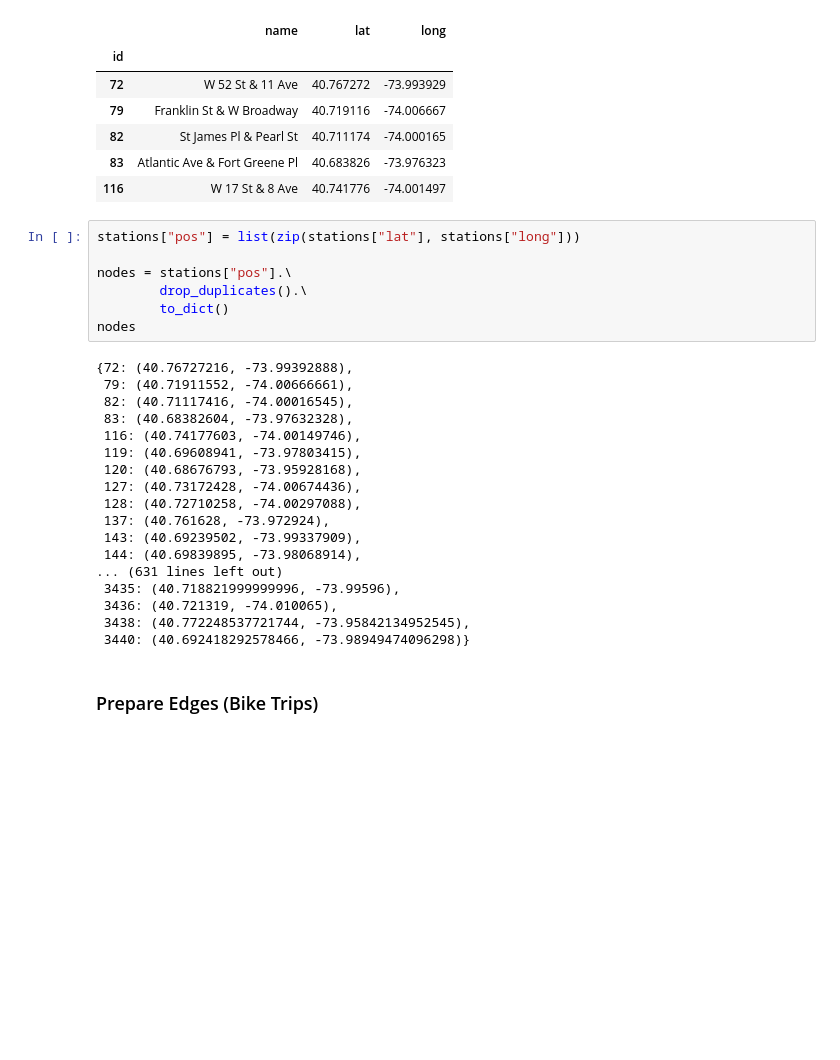
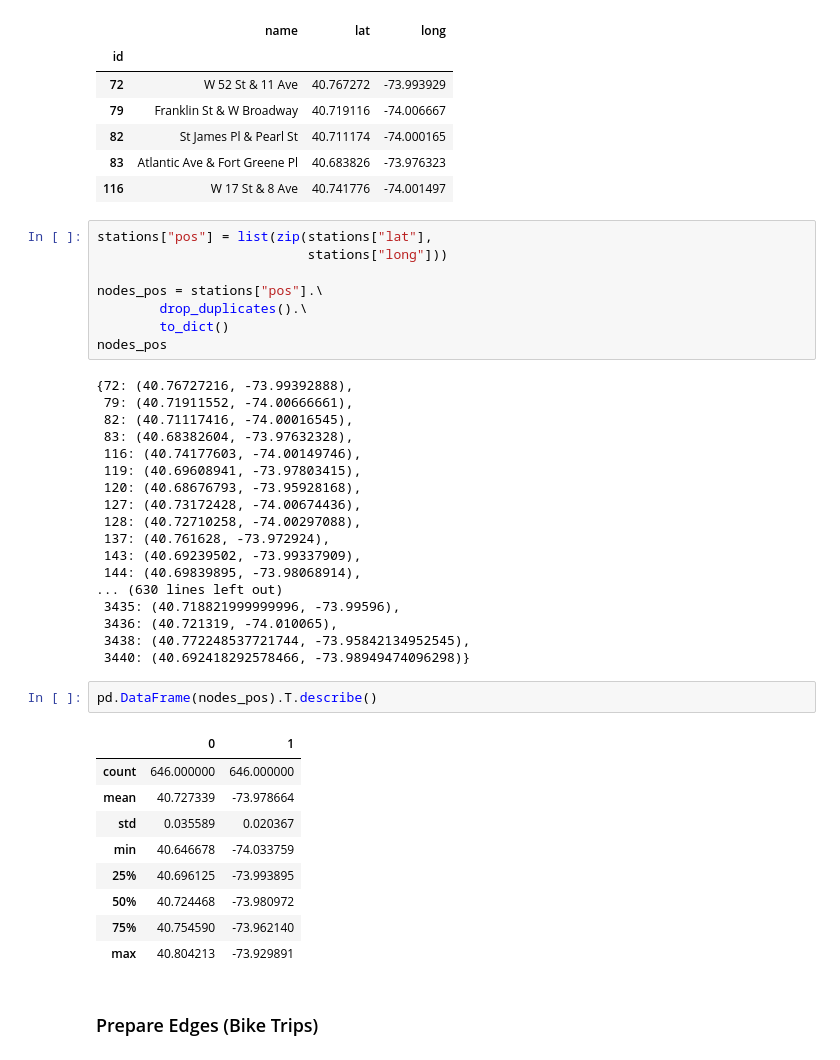
Before and after one commit to andygubser/bike_network_analysis, a Jupyter notebook: scripts/bike_network_analysis_nyc.ipynb, the cells around one changed output. Saved outputs shown, nothing was run; the diff lists cells and outputs as text; blank space fills up the shorter version.

```diff
--- a/scripts/bike_network_analysis_nyc.ipynb
+++ b/scripts/bike_network_analysis_nyc.ipynb
@@ -70,12 +76,13 @@ stations.head()
 | 83 | Atlantic Ave & Fort Greene Pl | 40.683826 | -73.976323 |
 | 116 | W 17 St & 8 Ave | 40.741776 | -74.001497 |
 # %%
-stations["pos"] = list(zip(stations["lat"], stations["long"]))
+stations["pos"] = list(zip(stations["lat"],
+                           stations["long"]))
 
-nodes = stations["pos"].\
+nodes_pos = stations["pos"].\
         drop_duplicates().\
         to_dict()
-nodes
+nodes_pos
 # %% [output]
 {72: (40.76727216, -73.99392888),
  79: (40.71911552, -74.00666661),
@@ -89,11 +96,23 @@ nodes
  137: (40.761628, -73.972924),
  143: (40.69239502, -73.99337909),
  144: (40.69839895, -73.98068914),
-... (631 lines left out)
+... (630 lines left out)
  3435: (40.718821999999996, -73.99596),
  3436: (40.721319, -74.010065),
  3438: (40.772248537721744, -73.95842134952545),
  3440: (40.692418292578466, -73.98949474096298)}
+# %%
+pd.DataFrame(nodes_pos).T.describe()
+# %% [output]
+|  | 0 | 1 |
+| count | 646.000000 | 646.000000 |
+| mean | 40.727339 | -73.978664 |
+| std | 0.035589 | 0.020367 |
+| min | 40.646678 | -74.033759 |
+| 25% | 40.696125 | -73.993895 |
+| 50% | 40.724468 | -73.980972 |
+| 75% | 40.754590 | -73.962140 |
+| max | 40.804213 | -73.929891 |
 # %% [markdown]
 ### Prepare Edges (Bike Trips)
 # %%
```
Also changed, not shown: parts of 19 cells of this notebook.
